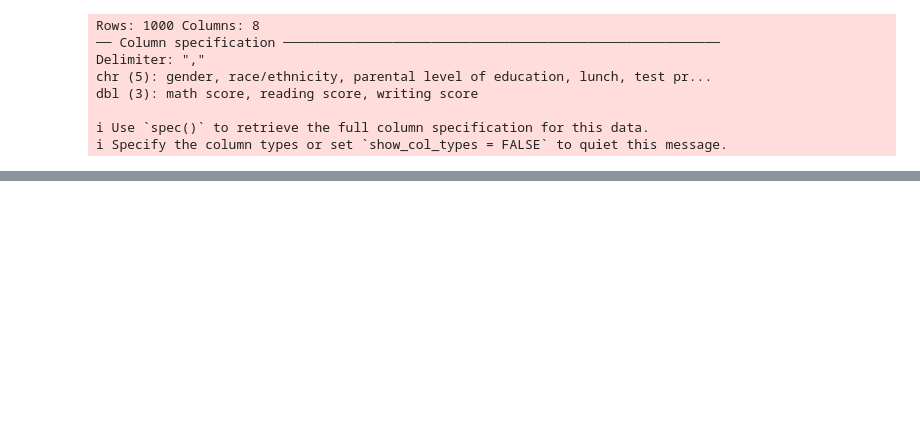
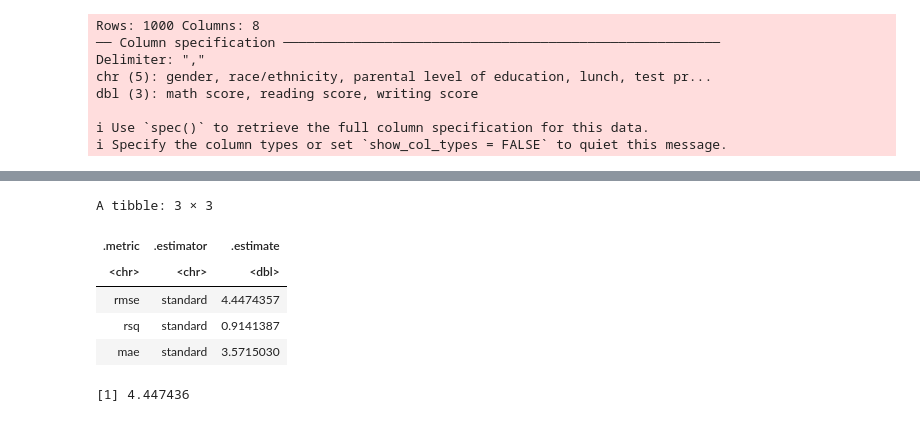
Before and after one commit to sophiarobertson/DSCI_group_21_project, a Jupyter notebook: Final Group Project Code.ipynb, the cells around one changed output, grey strips where cells are left out. Drawn from its saved outputs; the diff is of its cells as text; code cells hidden in the pictures; blank space fills up the shorter version.

```diff
--- a/Final Group Project Code.ipynb
+++ b/Final Group Project Code.ipynb
@@ -140,0 +160,15 @@ predict_plot
+# %%
+#Linear Regression Model Specification
+lm_spec <- linear_reg() |>
+  set_engine("lm") |>
+  set_mode("regression")
+# %%
+#Recipe
+lm_recipe <- recipe(writing_score ~ reading_score, data = exam_training)
+# %%
+#Creating Workflow and Determining Line of Best Fit
+lm_fit <- workflow() |>
+  add_recipe(lm_recipe) |>
+  add_model(lm_spec) |>
+  fit(data = exam_training)
+lm_fit
@@ -140,0 +191,23 @@ predict_plot
+# %%
+#Assessing the Model
+lm_test_results <- lm_fit |>
+  predict(exam_testing) |>
+  bind_cols(exam_testing) |>
+  metrics(truth = writing_score, estimate = .pred)
+lm_test_results
+# %% [output]
+A tibble: 3 × 3
+| .metric | .estimator | .estimate |
+| <chr> | <chr> | <dbl> |
+| rmse | standard | 4.4474357 |
+| rsq | standard | 0.9141387 |
+| mae | standard | 3.5715030 |
+# %%
+#Calculate RMSPE
+lm_rmspe <- lm_test_results |>
+          filter(.metric == "rmse") |>
+          select(.estimate) |>
+          pull()
+lm_rmspe
+# %% [output]
+[1] 4.447436
```
Also changed, not shown: parts of 10 cells of this notebook, 1 other file.
